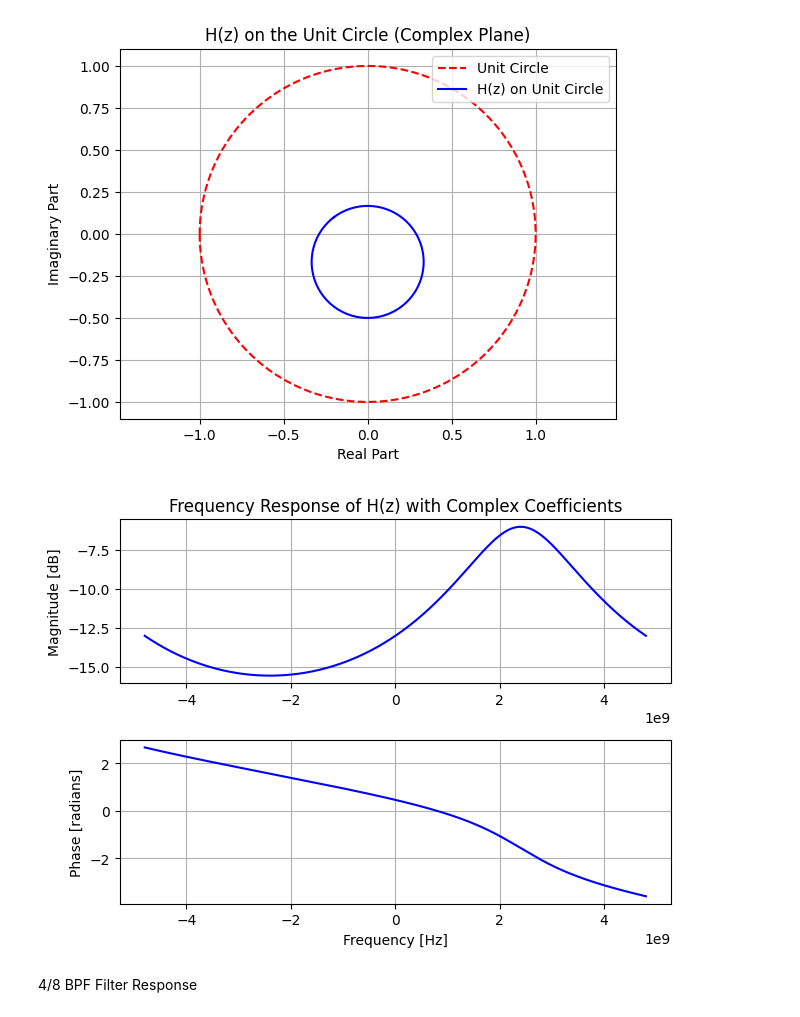
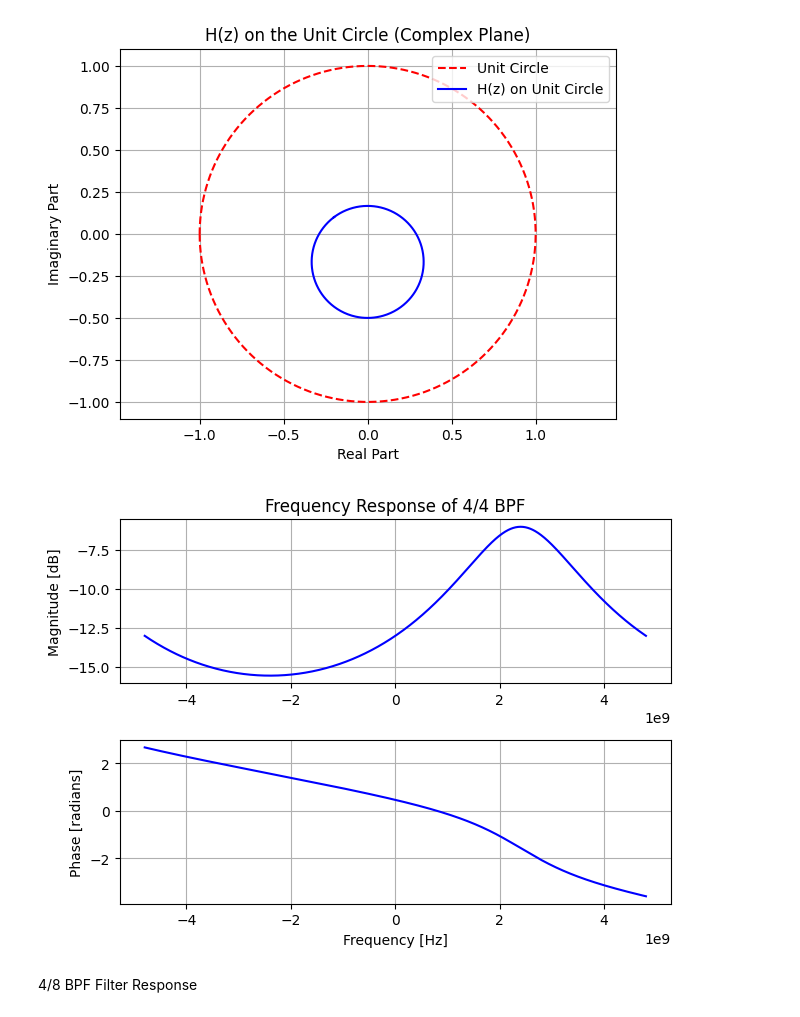
Before and after one commit to arthurmorbach/dt-filters, a Jupyter notebook: fResponse.ipynb, the cells around one changed output. Drawn from its saved outputs; the diff is of its cells as text; code cells hidden in the pictures.

```diff
--- a/fResponse.ipynb
+++ b/fResponse.ipynb
@@ -79,22 +79,22 @@ plt.legend()
 # %%
 # Plot magnitude response
 plt.subplot(2, 1, 1)
 plt.plot(frequencies, 20 * np.log10(np.abs(H)), 'b')
 #plt.plot(w, 20 * np.log10(abs(h)), 'b')
-plt.title('Frequency Response of H(z) with Complex Coefficients')
+plt.title('Frequency Response of 4/4 BPF')
 plt.ylabel('Magnitude [dB]')
 plt.grid()
 
 # Plot phase response
 plt.subplot(2, 1, 2)
 angles = np.unwrap(np.angle(H))
 plt.plot(frequencies, angles, 'b')
 plt.ylabel('Phase [radians]')
 plt.xlabel('Frequency [Hz]')
 plt.grid()
 plt.tight_layout()
 # %% [output]
-[figure, old version]
+[figure, new version]
 # %% [markdown]
 4/8 BPF Filter Response
 # %%
```
Also changed, not shown: parts of 1 cell of this notebook.
